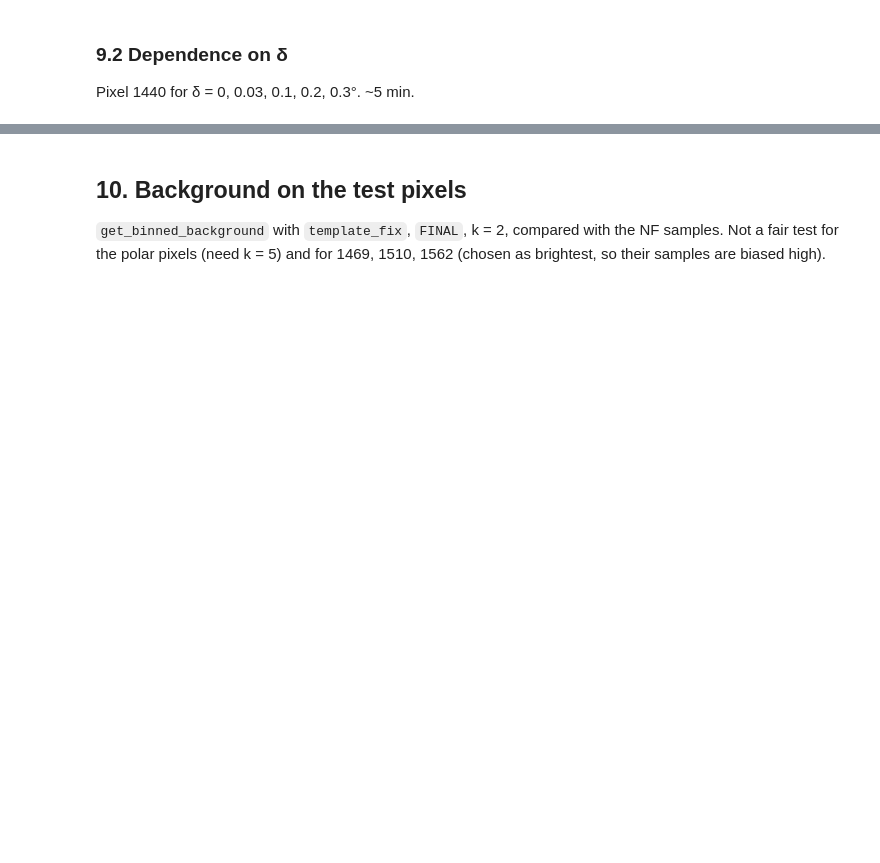
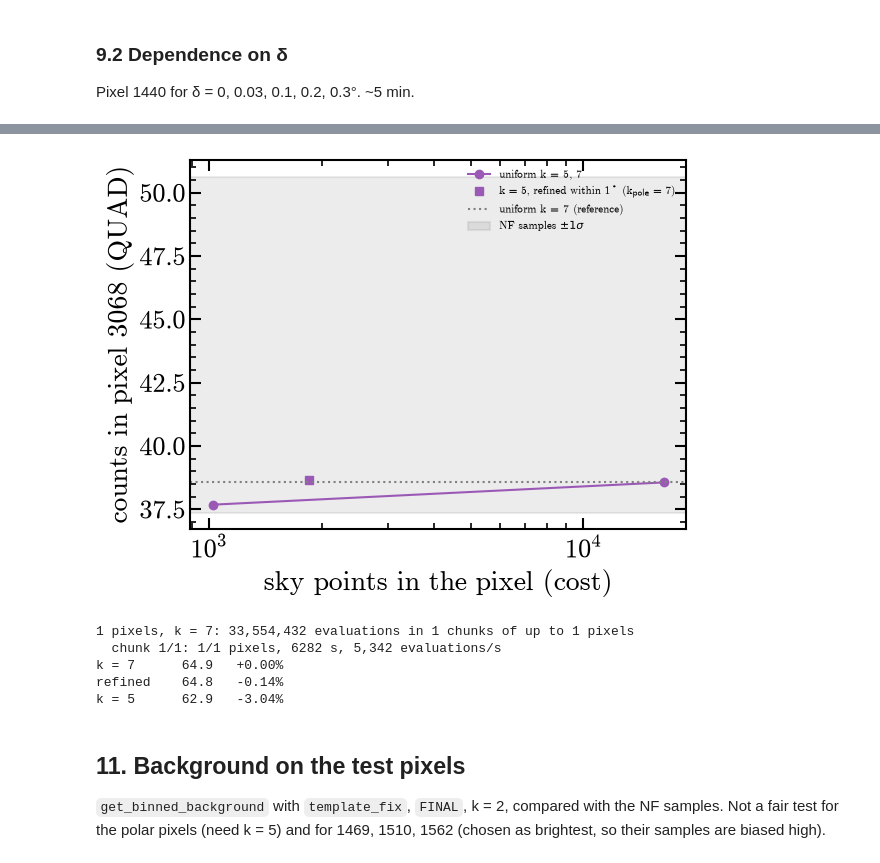
Before and after one commit to mquezada13/cosipy-background-nf, a Jupyter notebook: notebooks/09_nf_background.ipynb, the cells around one changed output, grey strips where cells are left out. Drawn from its saved outputs; the diff is of its cells as text; code cells hidden in the pictures; blank space fills up the shorter version.

```diff
--- a/notebooks/09_nf_background.ipynb
+++ b/notebooks/09_nf_background.ipynb
@@ -423,0 +564,24 @@ for delta_deg, row in N_delta.items():
+# %%
+                             # [script] weight of each Phi point
+
+def polar_refined_nodes(pixel, k, k_pole, colat_max_deg):
+    """4**k sub-pixels of one pixel; those with centre within colat_max_deg of a pole are split further to level k_pole.
+    Returns colatitude, longitude [rad] and weight [sr] of every sky point."""
+    children = hp.ring2nest(NSIDE, pixel) * 4**k + np.arange(4**k)          # NESTED children at NSIDE * 2**k
+    colat_c, _ = hp.pix2ang(NSIDE * 2**k, children, nest=True)
+    near = np.minimum(colat_c, np.pi - colat_c) < np.deg2rad(colat_max_deg)  # sub-pixels close to a pole
+    m = 4**(k_pole - k)
+    fine = (children[near][:, None] * m + np.arange(m)).ravel()            # their children at NSIDE * 2**k_pole
+    colat_a, lon_a = hp.pix2ang(NSIDE * 2**k, children[~near], nest=True)
+    colat_b, lon_b = hp.pix2ang(NSIDE * 2**k_pole, fine, nest=True)
+    w = np.concatenate([np.full(len(colat_a), hp.nside2pixarea(NSIDE * 2**k)),
+                        np.full(len(colat_b), hp.nside2pixarea(NSIDE * 2**k_pole))])
+    return np.concatenate([colat_a, colat_b]), np.concatenate([lon_a, lon_b]), w
+
+def counts_from_nodes(colat, lon, w_sky, chunk=10_000):
+    """Counts of one pixel from its sky points: model_counts x sum(w_em x w_phi x density x w_sky)."""
+    total = 0.0
+    for a in range(0, len(colat), chunk):
+        p = template_fix._density_on_grid(colat[a:a + chunk], lon[a:a + chunk])   # [script] (Em, Phi, sky), fix applied
+        total += np.einsum("e,p,eps,s->", w_em_q, w_phi_q, p, w_sky[a:a + chunk])
+    return template_fix.model_counts * total
@@ -423,0 +656,12 @@ for delta_deg, row in N_delta.items():
+# %%
+# Pixel 3068: counts vs cost for uniform k = 5, refined (1 deg, k_pole = 7) and uniform k = 7 (reference)
+plt.plot([4**5, 4**7], [N_k5, N_k7], "o-", color=COLORS["nf"], label="uniform k = 5, 7")
+plt.plot(len(w), N_ref, "s", label=r"k = 5, refined within 1$^\circ$ (k$_\mathrm{pole}$ = 7)")
+plt.axhline(N_k7, color=COLORS["ref"], ls=":", label="uniform k = 7 (reference)")
+plt.axhspan(nf_sky[pix] - np.sqrt(nf_sky[pix]), nf_sky[pix] + np.sqrt(nf_sky[pix]), color=COLORS["ref"], alpha=0.15, label=r"NF samples $\pm 1\sigma$")
+plt.xscale("log")
+plt.xlabel("sky points in the pixel (cost)")
+plt.ylabel(f"counts in pixel {pix} (QUAD)")
+plt.legend(fontsize=8)
+plt.show()
+# %% [output]
@@ -424,5 +669,29 @@ for delta_deg, row in N_delta.items():
+[figure, added]
+# %%
+# Pixel 0 with FINAL: uniform k = 7 (reference) vs refined (1 deg, k_pole = 7) vs uniform k = 5
+template_fix.compute(AXES, [0], subpixel_level=7, verbose=True, **FINAL)   # slow, ~95 min; sets the FINAL Em/Phi nodes
+
+N_final = {"k = 7": template_fix.expected_counts()[:, :, 0].sum()}
+w_em_q, w_phi_q = template_fix._em_matrix.sum(axis=0), template_fix._phi_matrix.sum(axis=0)   # FINAL weights for counts_from_nodes
+
+for name, (k_pole, colat_max) in {"refined": (7, 1.0), "k = 5": (5, 0.0)}.items():
+    colat, lon, w = polar_refined_nodes(0, 5, k_pole, colat_max)
+    N_final[name] = counts_from_nodes(colat, lon, w)
+
+for name, N in N_final.items():
+    print(f"{name:8s} {N:6.1f}  {N / N_final['k = 7'] - 1:+7.2%}")
+
+# Back to QUAD, so the earlier cells still work if re-run
+template_fix.compute(AXES, [0], subpixel_level=0, verbose=False, **QUAD)
+w_em_q, w_phi_q = template_fix._em_matrix.sum(axis=0), template_fix._phi_matrix.sum(axis=0)
+# %% [output]
+1 pixels, k = 7: 33,554,432 evaluations in 1 chunks of up to 1 pixels
+  chunk 1/1: 1/1 pixels, 6282 s, 5,342 evaluations/s
+k = 7      64.9   +0.00%
+refined    64.8   -0.14%
+k = 5      62.9   -3.04%
 # %% [markdown]
-## 10. Background on the test pixels
+## 11. Background on the test pixels
 
 `get_binned_background` with `template_fix`, `FINAL`, k = 2, compared with the NF samples.
 Not a fair test for the polar pixels (need k = 5) and for 1469, 1510, 1562 (chosen as brightest, so their samples are biased high).
```
Also changed, not shown: parts of 35 cells of this notebook, 1 other file.
